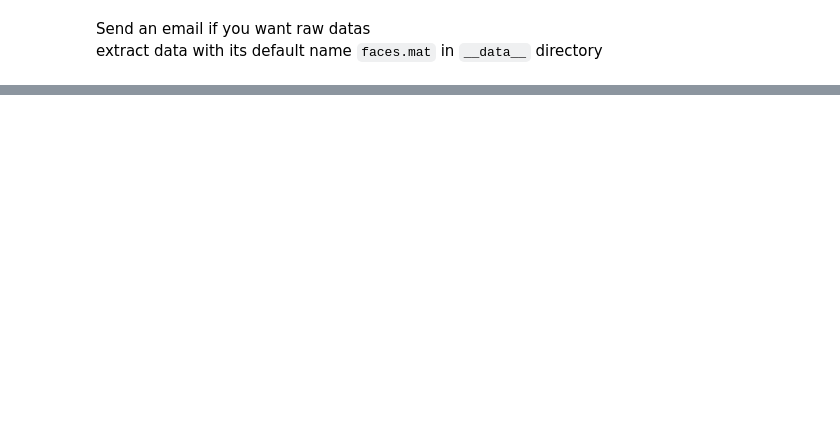
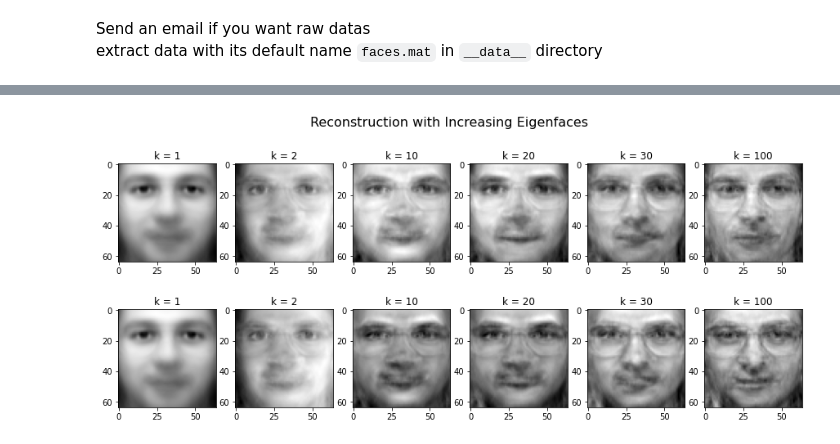
Before and after one commit to realamirhe/leaf-node, a Jupyter notebook: applications/face reconstruction with PCA.ipynb, the cells around one changed output, grey strips where cells are left out. Drawn from its saved outputs; the diff is of its cells as text; code cells hidden in the pictures; blank space fills up the shorter version.

```diff
--- a/applications/face reconstruction with PCA.ipynb
+++ b/applications/face reconstruction with PCA.ipynb
@@ -40,0 +58,27 @@ Text(0.5, 1.0, 'Mean Face')
+# %%
+fig, axs = plt.subplots(figsize=(15,6))
+mean_faces = np.mean(X, axis=0)
+
+first_img = X_test[0,:]
+second_img = X_test[20,:]
+
+def construct(image, k):
+    weight = image @ eigen_faces[:,:k] # Get PC scores of the images
+    projected_face = weight @ eigen_faces[:,:k].T # Reconstruct first face in dataset using k PCs
+    img = projected_face.reshape(64,64)+mean_faces.reshape(64,64)
+    return img.T
+
+
+for i, k in enumerate([0,1,9,19,29,99]):
+    # first image
+    ax = plt.subplot(2,6,i+1)
+    ax.set_title("k = "+str(k+1))
+    plt.imshow(construct(first_img, k),cmap='gray')
+    # second image
+    ax = plt.subplot(2,6,i+7)
+    ax.set_title("k = "+str(k+1))
+    plt.imshow(construct(second_img, k),cmap='gray')
+fig.suptitle(("Reconstruction with Increasing Eigenfaces"), fontsize=16)
+plt.show()
+# %% [output]
+[figure, added]
```
Also changed, not shown: parts of 6 cells of this notebook.
